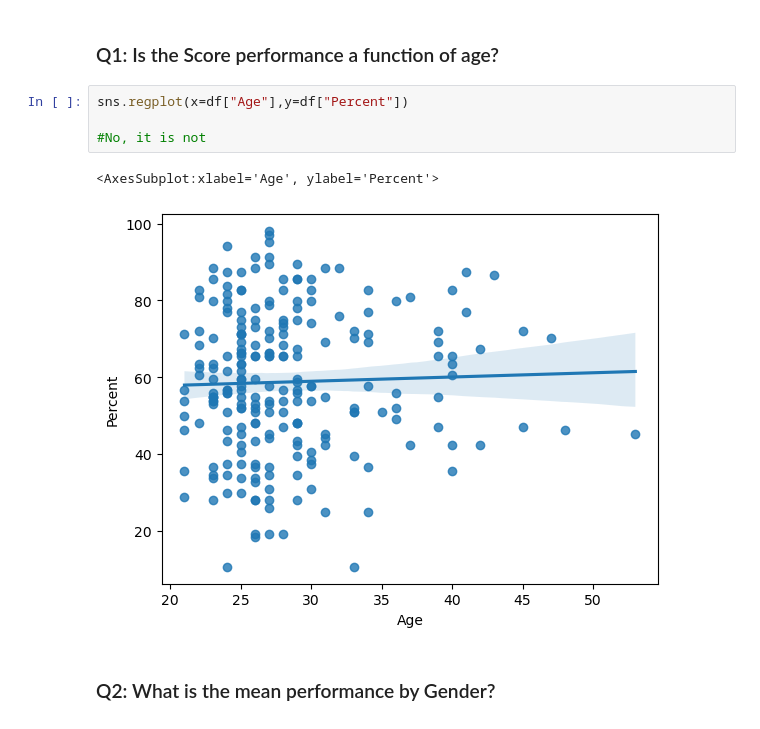
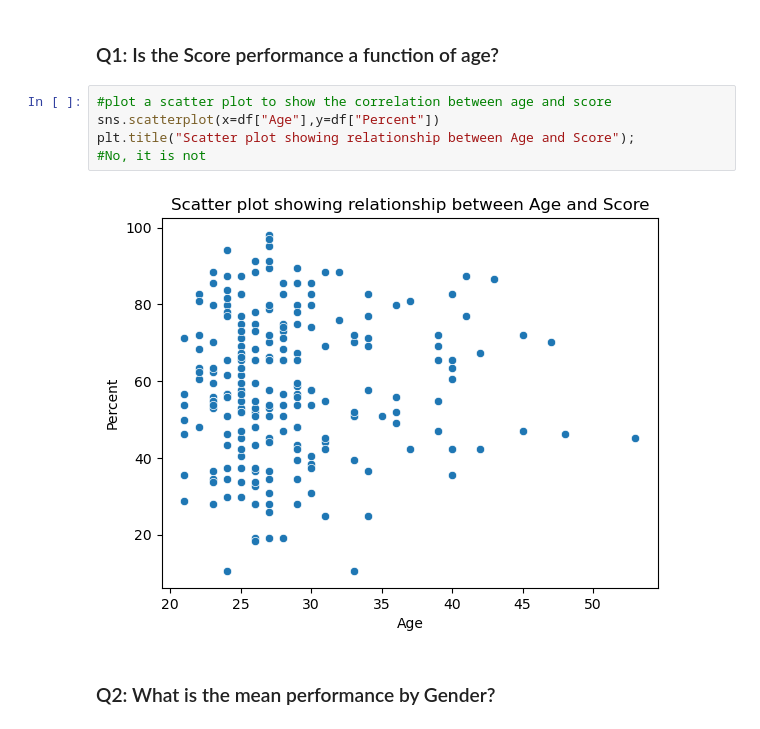
Before and after one commit to Elohorokpako/Knowledge-on-climate-change-and-emerging-infectious-diseases, a Jupyter notebook: Evaluation of the general knowledge on the impact of Climate Change on Emerging Infectious Diseases.ipynb, the cells around one changed output. Saved outputs shown, nothing was run; the diff lists cells and outputs as text.

```diff
--- a/Evaluation of the general knowledge on the impact of Climate Change on Emerging Infectious Diseases.ipynb
+++ b/Evaluation of the general knowledge on the impact of Climate Change on Emerging Infectious Diseases.ipynb
@@ -441,12 +487,12 @@ df["Percent"].hist()
 # %% [markdown]
 ### Q1: Is the Score performance a function of age?
 # %%
-sns.regplot(x=df["Age"],y=df["Percent"])
-
+#plot a scatter plot to show the correlation between age and score
+sns.scatterplot(x=df["Age"],y=df["Percent"])
+plt.title("Scatter plot showing relationship between Age and Score");
 #No, it is not
 # %% [output]
-<AxesSubplot:xlabel='Age', ylabel='Percent'>
-[figure, old version]
+[figure, new version]
 # %% [markdown]
 ### Q2: What is the mean performance by Gender?
 # %%
```
Also changed, not shown: parts of 13 cells of this notebook, 1 other file.
